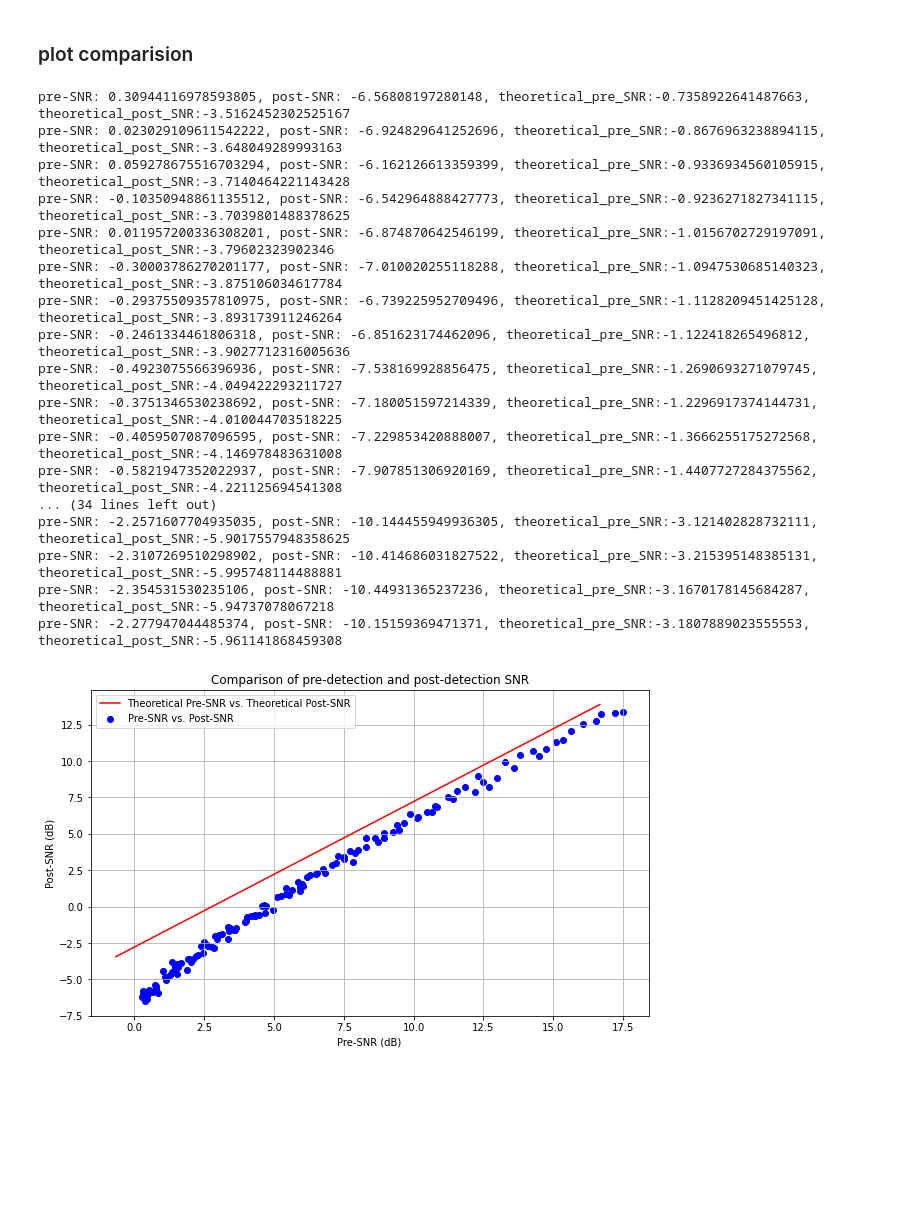
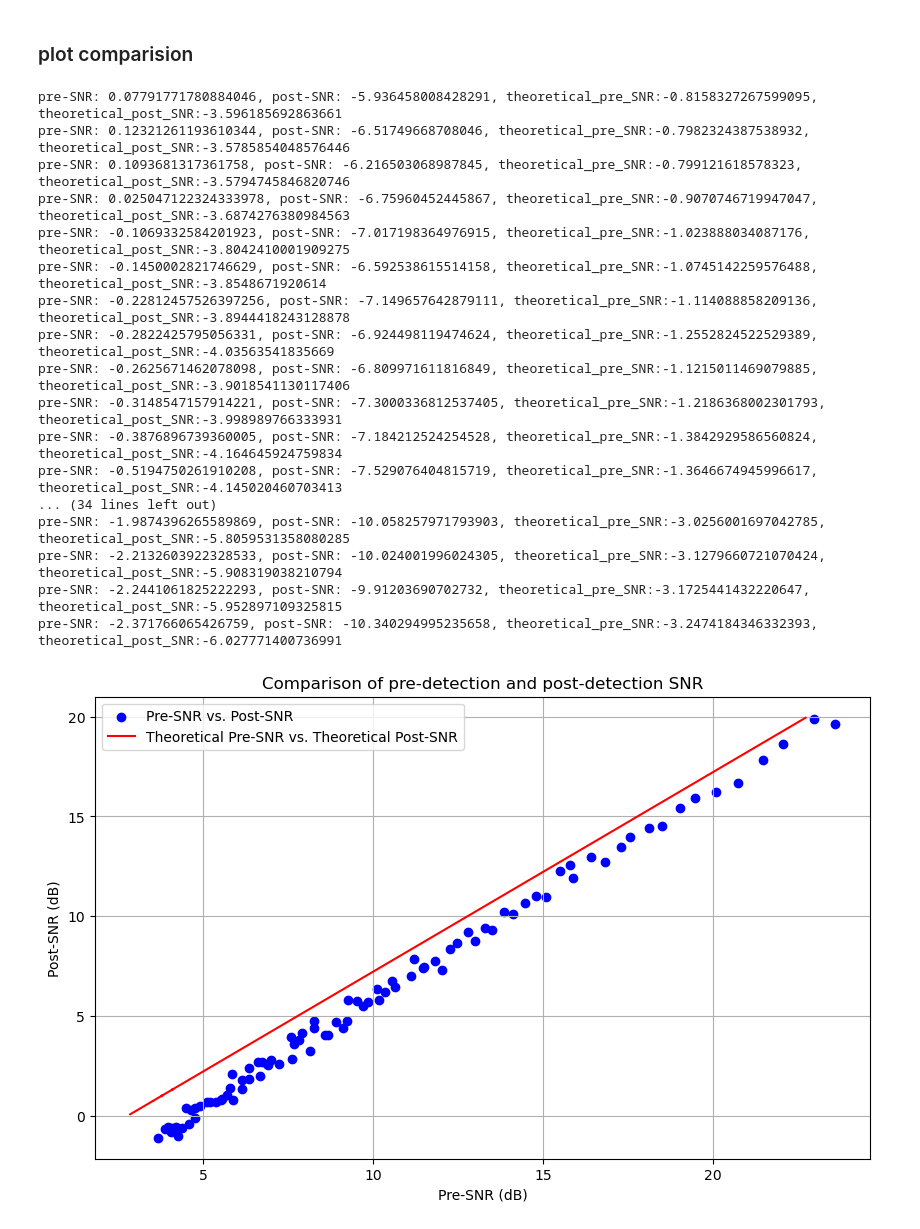
Before and after one commit to Everloom-129/ECE459_Communication_System_Project, a Jupyter notebook: PJ_Final/final project - AM.ipynb, the cells around one changed output. Saved outputs shown, nothing was run; the diff lists cells and outputs as text; code cells hidden in the pictures; blank space fills up the shorter version.

```diff
--- a/PJ_Final/final project - AM.ipynb
+++ b/PJ_Final/final project - AM.ipynb
@@ -183,7 +183,7 @@ m_t = square_pulse(t,0,duration,Am)
 # %%
 # Define the parameters
 
-Fc = 100       # Carrier frequency (Hz)
+Fc = 50       # Carrier frequency (Hz)
 ka = 0.3       # Frequency sensitivity (Hz/Volt),
 Ac = 1       # carrier amplitude
 
@@ -435,28 +435,28 @@ for value in parameter_values:
     # Print the parameter value and the corresponding table value
     print(f"pre-SNR: {pre}, post-SNR: {post}, theoretical_pre_SNR:{t_pre}, theoretical_post_SNR:{t_post}")
 # %% [output]
-pre-SNR: 0.30944116978593805, post-SNR: -6.56808197280148, theoretical_pre_SNR:-0.7358922641487663, theoretical_post_SNR:-3.5162452302525167
-pre-SNR: 0.023029109611542222, post-SNR: -6.924829641252696, theoretical_pre_SNR:-0.8676963238894115, theoretical_post_SNR:-3.648049289993163
-pre-SNR: 0.059278675516703294, post-SNR: -6.162126613359399, theoretical_pre_SNR:-0.9336934560105915, theoretical_post_SNR:-3.7140464221143428
-pre-SNR: -0.10350948861135512, post-SNR: -6.542964888427773, theoretical_pre_SNR:-0.9236271827341115, theoretical_post_SNR:-3.7039801488378625
-pre-SNR: 0.011957200336308201, post-SNR: -6.874870642546199, theoretical_pre_SNR:-1.0156702729197091, theoretical_post_SNR:-3.79602323902346
-pre-SNR: -0.30003786270201177, post-SNR: -7.010020255118288, theoretical_pre_SNR:-1.0947530685140323, theoretical_post_SNR:-3.875106034617784
-pre-SNR: -0.29375509357810975, post-SNR: -6.739225952709496, theoretical_pre_SNR:-1.1128209451425128, theoretical_post_SNR:-3.893173911246264
-pre-SNR: -0.2461334461806318, post-SNR: -6.851623174462096, theoretical_pre_SNR:-1.122418265496812, theoretical_post_SNR:-3.9027712316005636
-pre-SNR: -0.4923075566396936, post-SNR: -7.538169928856475, theoretical_pre_SNR:-1.2690693271079745, theoretical_post_SNR:-4.049422293211727
-pre-SNR: -0.3751346530238692, post-SNR: -7.180051597214339, theoretical_pre_SNR:-1.2296917374144731, theoretical_post_SNR:-4.010044703518225
-pre-SNR: -0.4059507087096595, post-SNR: -7.229853420888007, theoretical_pre_SNR:-1.3666255175272568, theoretical_post_SNR:-4.146978483631008
-pre-SNR: -0.5821947352022937, post-SNR: -7.907851306920169, theoretical_pre_SNR:-1.4407727284375562, theoretical_post_SNR:-4.221125694541308
+pre-SNR: 0.07791771780884046, post-SNR: -5.936458008428291, theoretical_pre_SNR:-0.8158327267599095, theoretical_post_SNR:-3.596185692863661
+pre-SNR: 0.12321261193610344, post-SNR: -6.51749668708046, theoretical_pre_SNR:-0.7982324387538932, theoretical_post_SNR:-3.5785854048576446
+pre-SNR: 0.1093681317361758, post-SNR: -6.216503068987845, theoretical_pre_SNR:-0.799121618578323, theoretical_post_SNR:-3.5794745846820746
+pre-SNR: 0.025047122324333978, post-SNR: -6.75960452445867, theoretical_pre_SNR:-0.9070746719947047, theoretical_post_SNR:-3.6874276380984563
+pre-SNR: -0.1069332584201923, post-SNR: -7.017198364976915, theoretical_pre_SNR:-1.023888034087176, theoretical_post_SNR:-3.8042410001909275
+pre-SNR: -0.1450002821746629, post-SNR: -6.592538615514158, theoretical_pre_SNR:-1.0745142259576488, theoretical_post_SNR:-3.8548671920614
+pre-SNR: -0.22812457526397256, post-SNR: -7.149657642879111, theoretical_pre_SNR:-1.114088858209136, theoretical_post_SNR:-3.8944418243128878
+pre-SNR: -0.2822425795056331, post-SNR: -6.924498119474624, theoretical_pre_SNR:-1.2552824522529389, theoretical_post_SNR:-4.03563541835669
+pre-SNR: -0.2625671462078098, post-SNR: -6.809971611816849, theoretical_pre_SNR:-1.1215011469079885, theoretical_post_SNR:-3.9018541130117406
+pre-SNR: -0.3148547157914221, post-SNR: -7.3000336812537405, theoretical_pre_SNR:-1.2186368002301793, theoretical_post_SNR:-3.998989766333931
+pre-SNR: -0.3876896739360005, post-SNR: -7.184212524254528, theoretical_pre_SNR:-1.3842929586560824, theoretical_post_SNR:-4.164645924759834
+pre-SNR: -0.5194750261910208, post-SNR: -7.529076404815719, theoretical_pre_SNR:-1.3646674945996617, theoretical_post_SNR:-4.145020460703413
 ... (34 lines left out)
-pre-SNR: -2.2571607704935035, post-SNR: -10.144455949936305, theoretical_pre_SNR:-3.121402828732111, theoretical_post_SNR:-5.9017557948358625
-pre-SNR: -2.3107269510298902, post-SNR: -10.414686031827522, theoretical_pre_SNR:-3.215395148385131, theoretical_post_SNR:-5.995748114488881
-pre-SNR: -2.354531530235106, post-SNR: -10.44931365237236, theoretical_pre_SNR:-3.1670178145684287, theoretical_post_SNR:-5.94737078067218
-pre-SNR: -2.277947044485374, post-SNR: -10.15159369471371, theoretical_pre_SNR:-3.1807889023555553, theoretical_post_SNR:-5.961141868459308
+pre-SNR: -1.9874396265589869, post-SNR: -10.058257971793903, theoretical_pre_SNR:-3.0256001697042785, theoretical_post_SNR:-5.8059531358080285
+pre-SNR: -2.2132603922328533, post-SNR: -10.024001996024305, theoretical_pre_SNR:-3.1279660721070424, theoretical_post_SNR:-5.908319038210794
+pre-SNR: -2.2441061825222293, post-SNR: -9.91203690702732, theoretical_pre_SNR:-3.1725441432220647, theoretical_post_SNR:-5.952897109325815
+pre-SNR: -2.371766065426759, post-SNR: -10.340294995235658, theoretical_pre_SNR:-3.2474184346332393, theoretical_post_SNR:-6.027771400736991
 # %%
 import matplotlib.pyplot as plt
 
 # Define the range of values for the parameter
-parameter_values = range(20,150)  # Example range, modify according to your needs
+parameter_values = range(10,100)  # Example range, modify according to your needs
 
 # Initialize empty lists to store the computed table values
 pre_snr_values = []
@@ -467,34 +467,34 @@ theoretical_post_snr_values = []
 # Iterate over the parameter values and compute the table values
 for value in parameter_values:
     pre, post, t_pre, t_post = compute_table_value(value)
     pre_snr_values.append(pre)
     post_snr_values.append(post)
     theoretical_pre_snr_values.append(t_pre)
     theoretical_post_snr_values.append(t_post)
 
 # Create a figure with pre-SNR vs. post-SNR and theoretical pre-SNR vs. theoretical post-SNR
 # fig, ax = plt.subplots(figsize=(16, 8))
 # ax.scatter(pre_snr_values, post_snr_values, label='Pre-SNR vs. Post-SNR', color='blue')
 # ax.plot(theoretical_pre_snr_values, theoretical_post_snr_values, label='Theoretical Pre-SNR vs. Theoretical Post-SNR', color='red')
 # ax.set_xlabel('Pre-SNR (dB)')
 # ax.set_ylabel('Post-SNR (dB)')
 # ax.set_title('SNR Comparison')
 # ax.legend()
 
 plt.figure(figsize=(10, 6))
 plt.scatter(pre_snr_values, post_snr_values, label='Pre-SNR vs. Post-SNR', color='blue')
 plt.plot(theoretical_pre_snr_values, theoretical_post_snr_values, label='Theoretical Pre-SNR vs. Theoretical Post-SNR', color='red')
 plt.xlabel('Pre-SNR (dB)')
 plt.ylabel('Post-SNR (dB)')
 plt.title('Comparison of pre-detection and post-detection SNR')
 # plt.xticks(np.arange(8,32,2))
 plt.grid()
 plt.legend()
 
 # Show the figure
 plt.show()
 # %% [output]
-[figure, old version]
+[figure, new version]
 # %%
 import matplotlib.pyplot as plt
 import numpy as np
```
Also changed, not shown: parts of 12 cells of this notebook, 34 other files.
